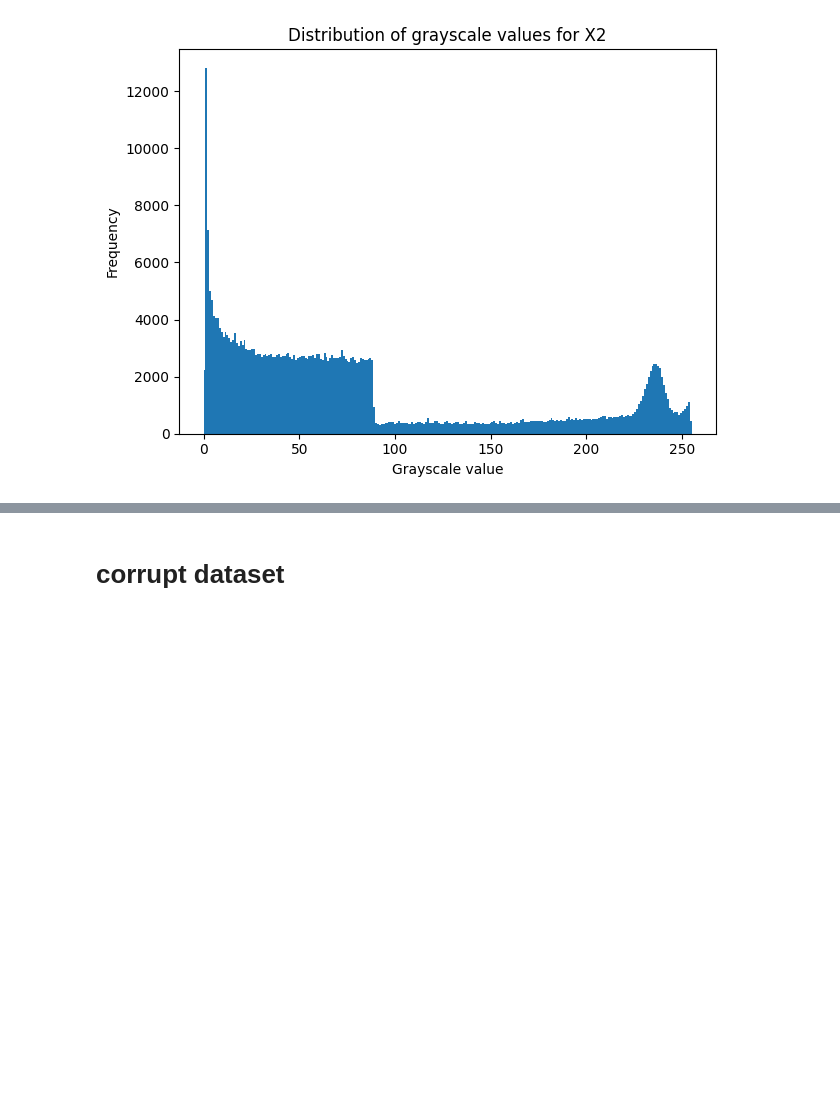
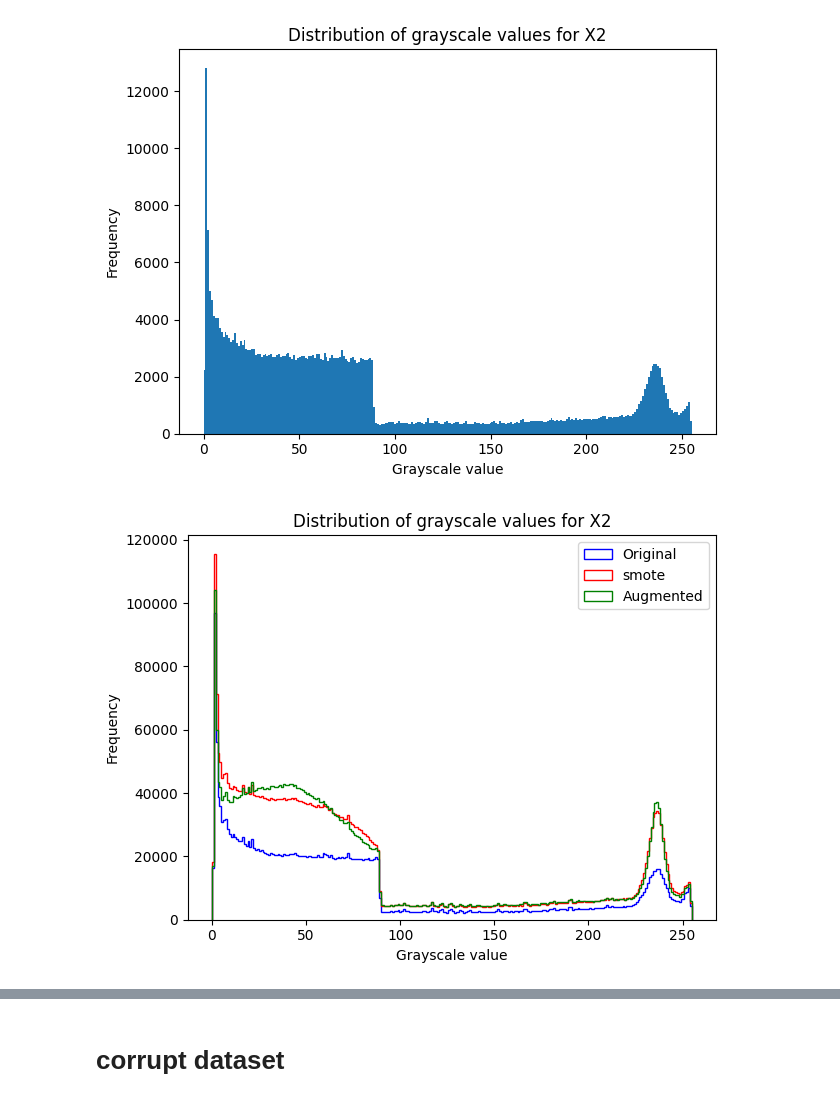
Before and after one commit to vhrollo/inf264_project2, a Jupyter notebook: src/visualizing_the_data.ipynb, the cells around one changed output, grey strips where cells are left out. Cells and saved outputs as stored; diff of their text form; code cells hidden in the pictures; blank space fills up the shorter version.

```diff
--- a/src/visualizing_the_data.ipynb
+++ b/src/visualizing_the_data.ipynb
@@ -53,3 +57,23 @@ plt.tight_layout()
 plt.show()
 # %% [output]
 [figure]
+# %%
+from sklearn.preprocessing import MinMaxScaler
+from imblearn.over_sampling import SMOTE
+min_max_scaler = MinMaxScaler()
+scaled_X_train = min_max_scaler.fit_transform(X_train)
+smote = SMOTE(random_state=seed)
+X_train_resampled, y_train_resampled = smote.fit_resample(scaled_X_train, y_train)
+inverse = min_max_scaler.inverse_transform(X_train_resampled)
+plt.hist(X_train.flatten(), bins=256, color='blue', histtype='step', label='Original')
+plt.hist(inverse.flatten(), bins=256, color='red', histtype='step', label='smote')
+plt.hist(X_train_bal.flatten(), bins=256, color='green', histtype='step', label='Augmented')
+plt.title('Distribution of grayscale values for X2')
+plt.xlabel('Grayscale value')
+plt.ylabel('Frequency')
+plt.tight_layout()
+plt.legend()
+plt.savefig('../other/imgs/grayscale_distribution_resampled.png')
+plt.show()
+# %% [output]
+[figure, added]
```
Also changed, not shown: parts of 8 cells of this notebook, 8 other files.
